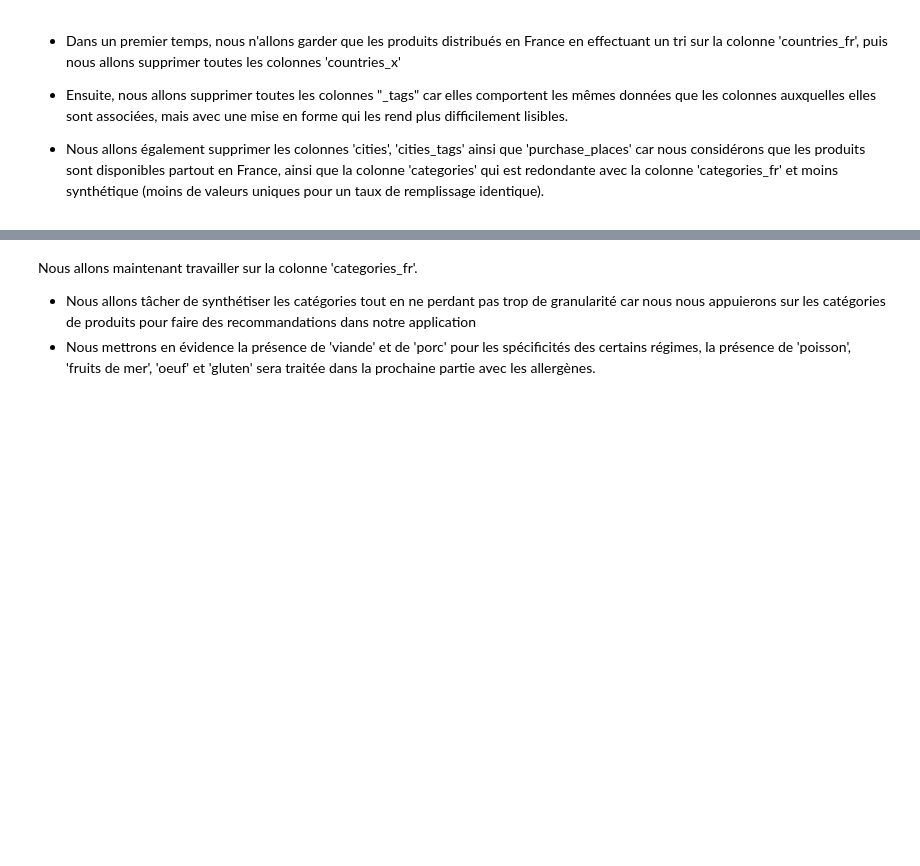
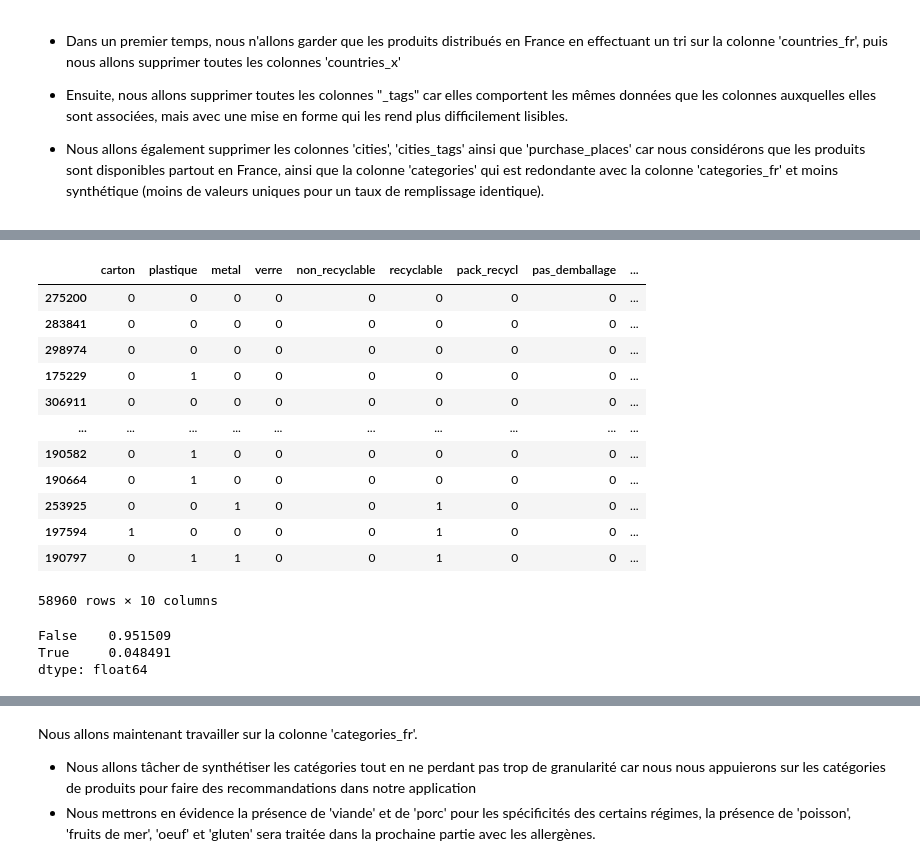
Before and after one commit to jkomb/P2---Application-Sante--Publique, a Jupyter notebook: KOMBEM_Jonathan_1_notebook_nettoyage_082022.ipynb, the cells around one changed output, grey strips where cells are left out. Drawn from its saved outputs; the diff is of its cells as text; code cells hidden in the pictures; blank space fills up the shorter version.

Commit message:
Nettoyage de données - tableau disjonctif des emballages

```diff
--- a/KOMBEM_Jonathan_1_notebook_nettoyage_082022.ipynb
+++ b/KOMBEM_Jonathan_1_notebook_nettoyage_082022.ipynb
@@ -301,7 +301,7 @@ Name: categories_fr, Length: 21135, dtype: int64
 
 - Nous allons également supprimer les colonnes 'cities', 'cities_tags' ainsi que 'purchase_places' car nous considérons que les produits sont disponibles partout en France, ainsi que la colonne 'categories' qui est redondante avec la colonne 'categories_fr' et moins synthétique (moins de valeurs uniques pour un taux de remplissage identique).
 # %%
-df = df_1.copy()
+#df = df_1.copy()
 # %%
 df = df[df['countries_fr'].str.contains('France', regex=False).fillna(False)]
 # %%
@@ -316,0 +319,3 @@ df.drop(columns=col_part2_to_drop, inplace=True)
+# %%
+# pour faciliter le travail sur les chaînes de caractères, on les passe toutes en minuscule
+df['packaging'] = df['packaging'].str.lower()
@@ -316,0 +520,22 @@ df.drop(columns=col_part2_to_drop, inplace=True)
+# %%
+df[df['packaging'].notna()].loc[:,'carton':'suremballage']
+# %% [output]
+|  | carton | plastique | metal | verre | non_recyclable | recyclable | pack_recycl | pas_demballage | ... |
+| 275200 | 0 | 0 | 0 | 0 | 0 | 0 | 0 | 0 | ... |
+| 283841 | 0 | 0 | 0 | 0 | 0 | 0 | 0 | 0 | ... |
+| 298974 | 0 | 0 | 0 | 0 | 0 | 0 | 0 | 0 | ... |
+| 175229 | 0 | 1 | 0 | 0 | 0 | 0 | 0 | 0 | ... |
+| 306911 | 0 | 0 | 0 | 0 | 0 | 0 | 0 | 0 | ... |
+| ... | ... | ... | ... | ... | ... | ... | ... | ... | ... |
+| 190582 | 0 | 1 | 0 | 0 | 0 | 0 | 0 | 0 | ... |
+| 190664 | 0 | 1 | 0 | 0 | 0 | 0 | 0 | 0 | ... |
+| 253925 | 0 | 0 | 1 | 0 | 0 | 1 | 0 | 0 | ... |
+| 197594 | 1 | 0 | 0 | 0 | 0 | 1 | 0 | 0 | ... |
+| 190797 | 0 | 1 | 1 | 0 | 0 | 1 | 0 | 0 | ... |
+58960 rows × 10 columns
+# %%
+(df[df['packaging'].notna()].loc[:,'carton':'suremballage'].sum(axis=1) == 0).value_counts()/df[df['packaging'].notna()].shape[0]
+# %% [output]
+False    0.951509
+True     0.048491
+dtype: float64
```
Also changed, not shown: parts of 103 cells of this notebook, 1 other file.
